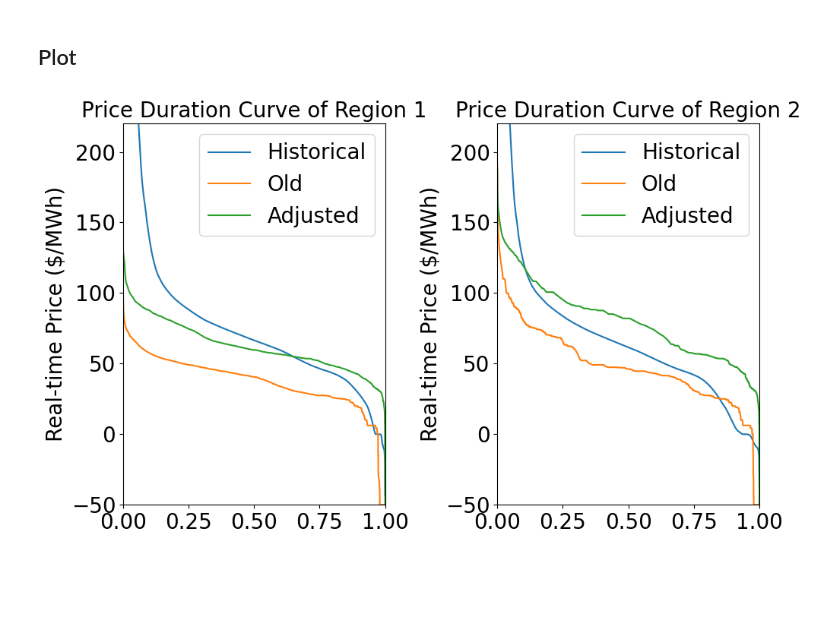
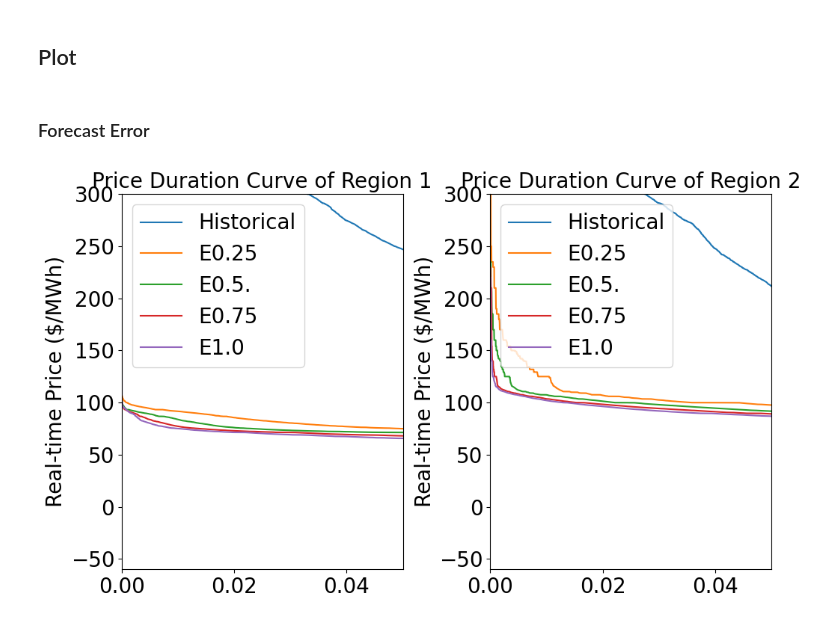
Before and after one commit to niklauskun/STESTS, a Jupyter notebook: Diagnose.ipynb, the cells around one changed output. Drawn from its saved outputs; the diff is of its cells as text; code cells hidden in the pictures; blank space fills up the shorter version.

```diff
--- a/Diagnose.ipynb
+++ b/Diagnose.ipynb
@@ -534,20 +534,22 @@ for idx, (col, ax) in enumerate(zip([0,1], axs.flatten())):
 
 plt.tight_layout()
 plt.show()
+# %% [markdown]
+### Forecast Error
 # %%
 HistoryPrice = pd.read_csv('output/20220101-20221231 CAISO Real-time Price.csv')
 HistoryPrice = HistoryPrice.drop_duplicates(subset=['Date', 'hub'])
 Pivot_HistoryPrice = HistoryPrice.pivot(index='Date', columns='hub', values='price')
 
-case1 = 'Strategic/6RegionsDummyHydro/2022/UC25ED1_Strategic_true_ratio0.0_Seg1_BAW0_Fuel2.0_Error0.25NegativeRenew_1.0-1.0-2.0-2.0-2.0'
+case1 = 'Strategic/6Regions3+5/2022/UC25ED1_Strategic_true_ratio1.0_Seg1_BAW0_Fuel1.0_NLC2.0_Error0.25NegativeRenew_1.0-2.0-3.0-3.0-3.0'
 RTPrice1 = pd.read_csv('output/'+case1+'/EDprice.csv',header=None)*12
-case2 = 'Strategic/fixed/2022/UC25ED1_Strategic_true_ratio0.0_Seg1_BAW0'
+case2 = 'Strategic/6Regions3+5/2022/UC25ED1_Strategic_true_ratio1.0_Seg1_BAW0_Fuel1.0_NLC2.0_Error0.5NegativeRenew_1.0-2.0-3.0-3.0-3.0'
 RTPrice2 = pd.read_csv('output/'+case2+'/EDprice.csv',header=None)*12
-case3 = 'Strategic/6RegionsDummyHydro/2022/UC25ED1_Strategic_true_ratio0.0_Seg1_BAW0_Fuel2.0_Error0.25NegativeRenew_2.0-2.0-2.0-2.0-2.0'
+case3 = 'Strategic/6Regions3+5/2022/UC25ED1_Strategic_true_ratio1.0_Seg1_BAW0_Fuel1.0_NLC2.0_Error0.75NegativeRenew_1.0-2.0-3.0-3.0-3.0'
 RTPrice3 = pd.read_csv('output/'+case3+'/EDprice.csv',header=None)*12
-case4 = 'Strategic/6RegionsDummyHydro/2022/UC25ED1_Strategic_true_ratio0.0_Seg1_BAW0_Fuel2.0_Error0.25NegativeRenew_1.0-2.0-3.0-3.0-3.0'
+case4 = 'Strategic/6Regions3+5/2022/UC25ED1_Strategic_true_ratio1.0_Seg1_BAW0_Fuel1.0_NLC2.0_Error1.0NegativeRenew_1.0-2.0-3.0-3.0-3.0'
 RTPrice4 = pd.read_csv('output/'+case4+'/EDprice.csv',header=None)*12
-case5 = 'Strategic/Strategic/6RegionsDummyHydro/2022/UC25ED1_Strategic_true_ratio0.0_Seg1_BAW0_Fuel2.0_Error0.25NegativeRenew_1.0-2.0-3.0-3.0-3.0'
+case5 = 'Strategic/6Regions3+5/2022/UC25ED1_Strategic_true_ratio1.0_Seg1_BAW0_Fuel1.0_NLC2.0_Error0.25NegativeRenew_1.0-2.0-3.0-3.0-3.0'
 RTPrice5 = pd.read_csv('output/'+case5+'/EDprice.csv',header=None)*12
 
 # Create a 2x4 grid of subplots
@@ -556,38 +558,38 @@ fig, axs = plt.subplots(1, 2, figsize=(10, 6))
 
 # Loop through each column and each subplot
 for idx, (col, ax) in enumerate(zip([0,1], axs.flatten())):
     sorted_vals = np.sort(Pivot_HistoryPrice.iloc[:,col].values)[::-1]
     sorted_vals1 = np.sort(RTPrice1[col].values)[::-1]
     sorted_vals2 = np.sort(RTPrice2[col].values)[::-1]
     sorted_vals3 = np.sort(RTPrice3[col].values)[::-1]
     sorted_vals4 = np.sort(RTPrice4[col].values)[::-1]
     sorted_vals5 = np.sort(RTPrice5[col].values)[::-1]
 
 
     # Calculate the "reverse" cumulative distribution
     cdf = np.arange(1, len(sorted_vals) + 1) / float(len(sorted_vals))
     cdf1 = np.arange(1, len(sorted_vals1) + 1) / float(len(sorted_vals1))
     cdf2 = np.arange(1, len(sorted_vals2) + 1) / float(len(sorted_vals2))
     cdf3 = np.arange(1, len(sorted_vals3) + 1) / float(len(sorted_vals3))
     cdf4 = np.arange(1, len(sorted_vals4) + 1) / float(len(sorted_vals4))
     cdf5 = np.arange(1, len(sorted_vals5) + 1) / float(len(sorted_vals5))
 
     # Plot the CDF
     ax.plot(cdf,sorted_vals)
     ax.plot(cdf1,sorted_vals1)
-#     ax.plot(cdf2,sorted_vals2)
-#     ax.plot(cdf3,sorted_vals3)
-#     ax.plot(cdf4,sorted_vals4)
-    ax.plot(cdf5,sorted_vals5)
+    ax.plot(cdf2,sorted_vals2)
+    ax.plot(cdf3,sorted_vals3)
+    ax.plot(cdf4,sorted_vals4)
+#     ax.plot(cdf5,sorted_vals5)
 
-    ax.set_xlim(0.0, 1.0)
-    ax.set_ylim(-50, 220)
-    ax.legend(['Historical', 'Old', 'Adjusted'],fontsize=20)
+    ax.set_xlim(0.0, 0.05)
+    ax.set_ylim(-60, 300)
+    ax.legend(['Historical', 'E0.25', 'E0.5.', 'E0.75', 'E1.0'],fontsize=20)
     ax.set_title(f"Price Duration Curve of Region {idx+1}",fontsize=20)
     ax.tick_params(axis='both', which='major', labelsize=20)
     ax.set_ylabel("Real-time Price ($/MWh)",fontsize=20)
 
 plt.tight_layout()
 plt.show()
 # %% [output]
-[figure, old version]
+[figure, new version]
```
Also changed, not shown: parts of 21 cells of this notebook, 10 other files.
